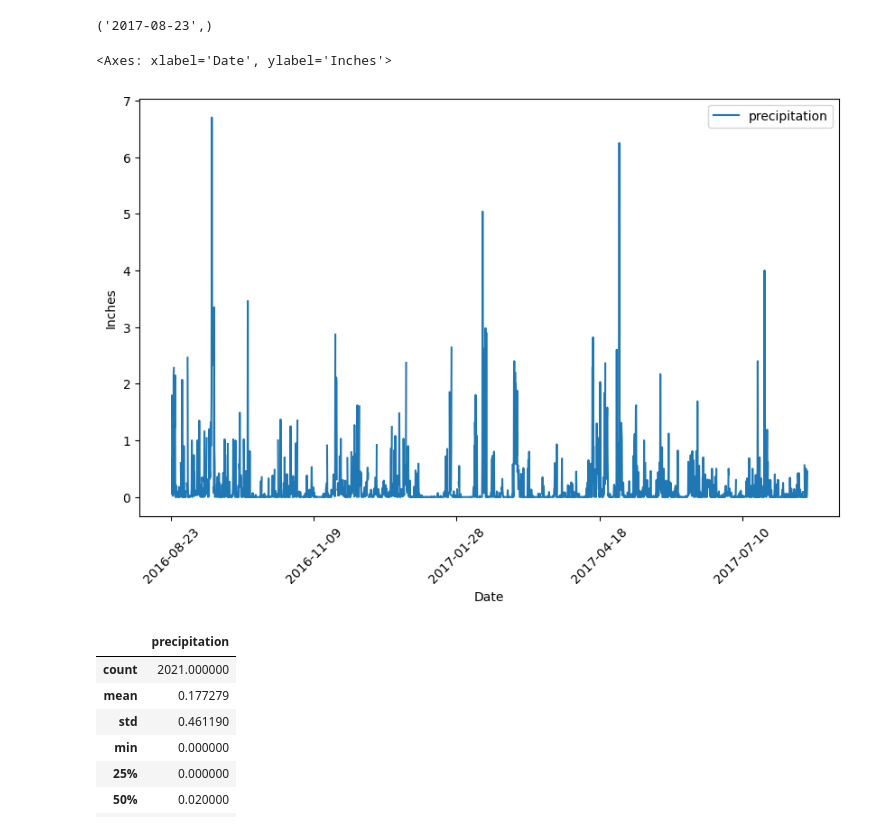
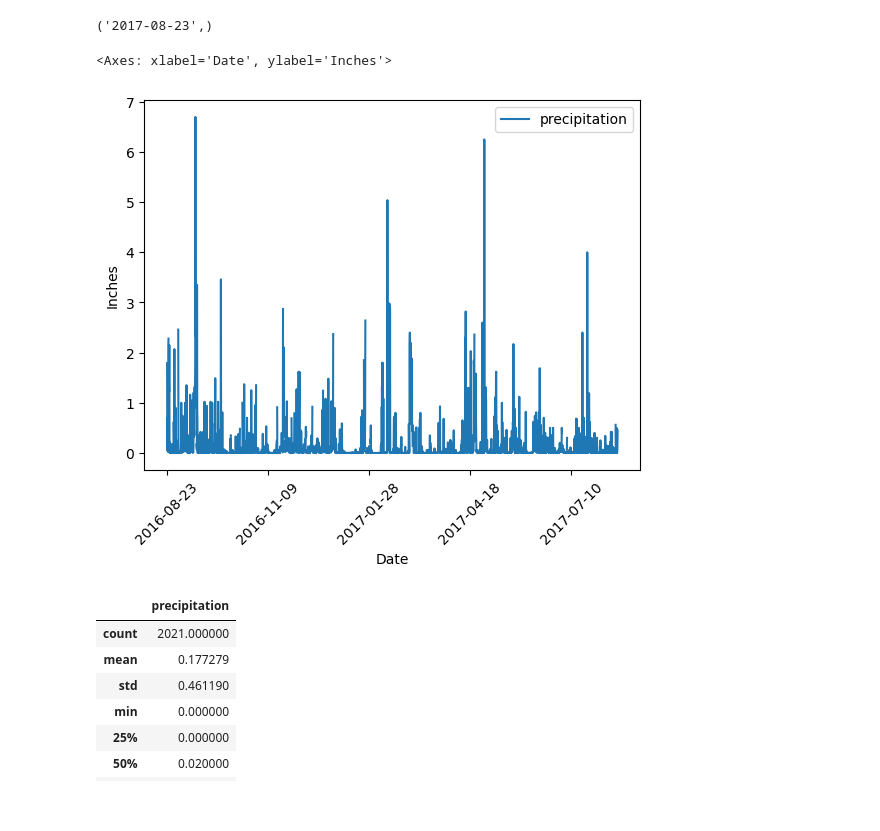
Before and after one commit to aparsley1/sqlalchemy-challenge, a Jupyter notebook: SurfsUp/climate_starter.ipynb, the cells around one changed output. Saved outputs shown, nothing was run; the diff lists cells and outputs as text; code cells hidden in the pictures.

```diff
--- a/SurfsUp/climate_starter.ipynb
+++ b/SurfsUp/climate_starter.ipynb
@@ -46,25 +46,25 @@ session.query(Measurement.date).order_by(Measurement.date.desc()).first()
 # %%
 # Design a query to retrieve the last 12 months of precipitation data and plot the results.
 # Starting from the most recent data point in the database.
 last_date = session.query(Measurement.date).order_by(Measurement.date.desc()).first()
 
 # Calculate the date one year from the last date in data set.
 first_date = dt.date(2017, 8, 23) - dt.timedelta(days=365)
 
 # Perform a query to retrieve the data and precipitation scores
 one_year = session.query(Measurement.date, Measurement.prcp).filter(Measurement.date >= first_date).all()
 
 # Save the query results as a Pandas DataFrame. Explicitly set the column names
 df = pd.DataFrame(one_year, columns=['date', 'precipitation'])
 df.set_index('date', inplace=True)
 # Sort the dataframe by date
 df = df.sort_values(by='date')
 
 # Use Pandas Plotting with Matplotlib to plot the data
-df.plot(rot=45, xlabel = "Date", ylabel = "Inches", figsize=(10,6))
+df.plot(rot=45, xlabel = "Date", ylabel = "Inches")
 # %% [output]
 <Axes: xlabel='Date', ylabel='Inches'>
-[figure, old version]
+[figure, new version]
 # %%
 # Use Pandas to calculate the summary statistics for the precipitation data
 summary_stats = df.describe()
```
Also changed, not shown: 1 other file.
